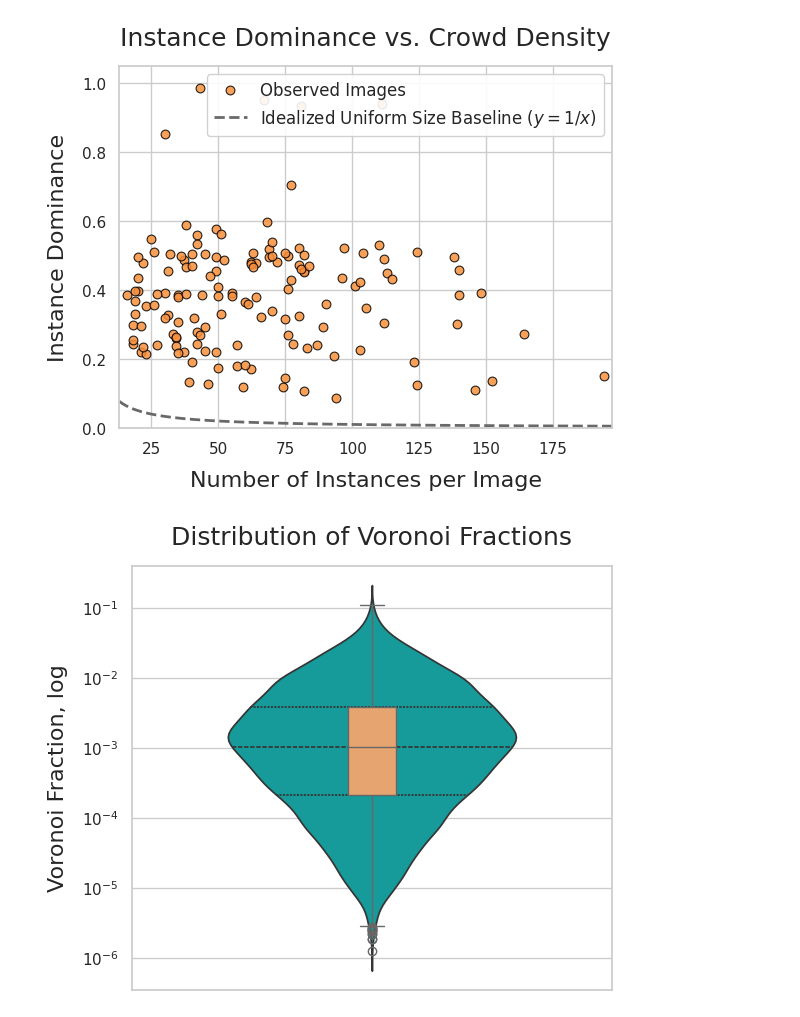
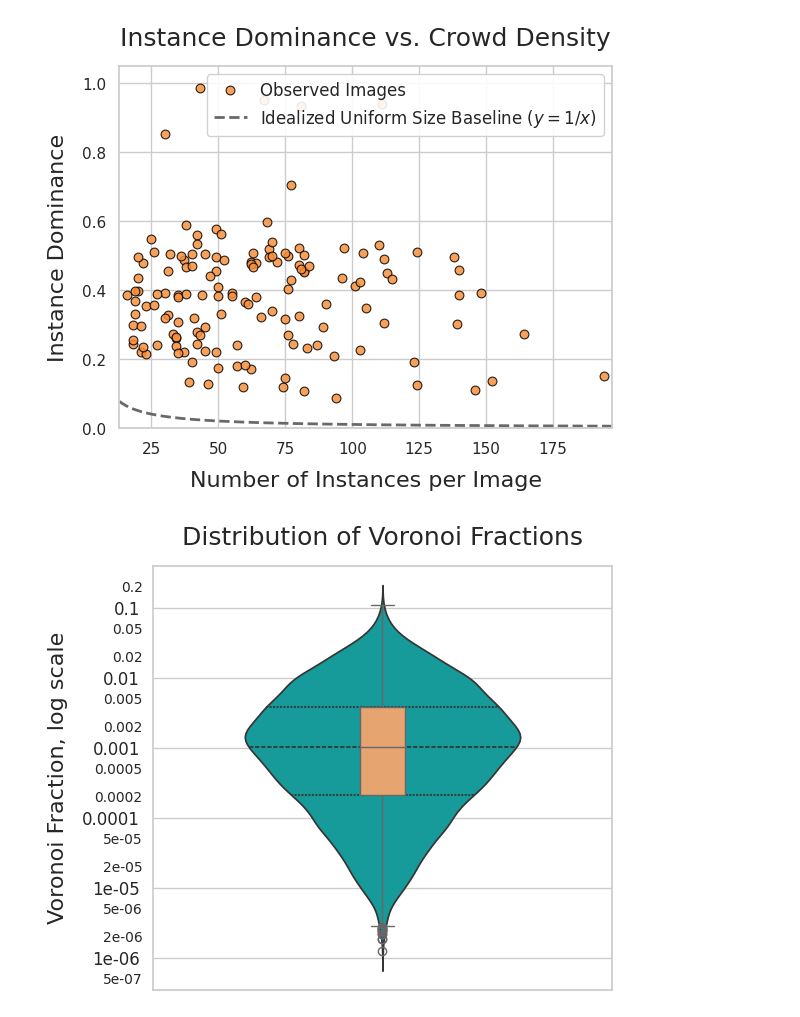
Before and after one commit to ossner/VoronoiLoss, a Jupyter notebook: notebooks/dataset_instance_metrics.ipynb, the cells around one changed output. Drawn from its saved outputs; the diff is of its cells as text; code cells hidden in the pictures.

```diff
--- a/notebooks/dataset_instance_metrics.ipynb
+++ b/notebooks/dataset_instance_metrics.ipynb
@@ -184,38 +187,38 @@ DATAVIS_CONFIG = {
         'task' : 'ag',
         'parent_dir' : 'platelet_clean',
         'label_index': 255,
-        'instance_volume_log': False,
+        'instance_volume_log_x': True,
     },
     'cv' : {
         '3D' : False,
         'task' : 'cv',
         'parent_dir' : 'platelet_clean',
         'label_index': 255,
-        'instance_volume_log': False,
+        'instance_volume_log_x': True,
     },
     'mit' : {
         '3D' : False,
         'task' : 'mit',
         'parent_dir' : 'epfl_clean',
         'label_index': 255,
-        'instance_volume_log': False,
+        'instance_volume_log_x': False,
     },
     'mets' : {
         '3D' : True,
         'task' : 'mets',
         'parent_dir' : 'sbm',
         'label_index': 1,
-        'instance_volume_log': True,
+        'instance_volume_log_x': True,
     },
     'wmh' : {
         '3D' : True,
         'task' : 'wmh',
         'parent_dir' : 'wmh',
         'label_index': 1,
-        'instance_volume_log': True,
+        'instance_volume_log_x': True,
     },
 }
-dataset = DATAVIS_CONFIG['mit']
+dataset = DATAVIS_CONFIG['wmh']
 
 transforms = Compose([
     CopyItemsd(keys=['label'], times=1, names=['label_path']),
@@ -235,3 +238,6 @@ DATASET_DIR='/media/hendrik/mount_drive/ma_sebastian/data/datasets/'
 samples = transforms([{'label': f'{DATASET_DIR}/{dataset['parent_dir']}/val/labels/{dataset['task']}/{file}'}
            for file in os.listdir(f'{DATASET_DIR}/{dataset['parent_dir']}/val/labels/{dataset['task']}')] + [{'label': f'{DATASET_DIR}/{dataset['parent_dir']}/train/labels/{dataset['task']}/{file}'}
                                                                                                                                for file in os.listdir(f'{DATASET_DIR}/{dataset['parent_dir']}/train/labels/{dataset['task']}')])
+
+# samples = transforms([{'label': f'{DATASET_DIR}/{dataset['parent_dir']}/test/labels/{dataset['task']}/{file}'}
+#            for file in os.listdir(f'{DATASET_DIR}/{dataset['parent_dir']}/test/labels/{dataset['task']}')])
@@ -548,23 +604,78 @@ plt.show()
 # %% [output]
 [figure]
 # %%
-fig, axes = plt.subplots(figsize=(6, 5))
-sns.violinplot(data=df_metrics, y='voronoi_fraction',
-               ax=axes, color='#01b0b0', inner='quart', width=0.6, log_scale=True)
-sns.boxplot(data=df_metrics, y='voronoi_fraction',
-            ax=axes, color='#f9a25e', width=0.1, log_scale=True)
+fig, ax = plt.subplots(figsize=(6, 5))
 
-axes.set_title('Distribution of Voronoi Fractions', fontsize=18, pad=15)
-axes.set_ylabel('Voronoi Fraction, log', fontsize=16, labelpad=10)
-axes.set_xticklabels([])
+# Violin plot
+sns.violinplot(
+    data=df_metrics,
+    y='voronoi_fraction',
+    ax=ax,
+    color='#01b0b0',
+    inner='quart',
+    width=0.6,
+    log_scale=True
+)
+
+# Boxplot overlay
+sns.boxplot(
+    data=df_metrics,
+    y='voronoi_fraction',
+    ax=ax,
+    color='#f9a25e',
+    width=0.1,
+    log_scale=True
+)
+
+# Title and labels
+ax.set_title('Distribution of Voronoi Fractions', fontsize=18, pad=15)
+ax.set_ylabel('Voronoi Fraction, log scale', fontsize=16, labelpad=10)
+ax.set_xticklabels([])
+
+# ---- Better log-scale y-axis ticks ----
+ax.yaxis.set_major_locator(mticker.LogLocator(base=10))
+
+# Minor ticks at 2–9 within each decade
+ax.yaxis.set_minor_locator(
+    mticker.LogLocator(base=10, subs=np.arange(2, 10) * 0.1)
+)
+
+# Format major ticks as decimals instead of 10^x
+ax.yaxis.set_major_formatter(
+    mticker.FuncFormatter(lambda y, _: f'{y:g}')
+)
+
+# Label selected minor ticks (2 and 5 progression)
+def minor_log_labels(y, _):
+    if y <= 0:
+        return ''
+
+    exponent = np.floor(np.log10(y))
+    mantissa = y / (10 ** exponent)
+
+    if np.isclose(mantissa, 2) or np.isclose(mantissa, 5):
+        return f'{y:g}'
+    return ''
+
+ax.yaxis.set_minor_formatter(
+    mticker.FuncFormatter(minor_log_labels)
+)
+
+# Reduce overlap
+ax.tick_params(axis='y', which='minor', labelsize=10)
+ax.tick_params(axis='y', which='major', labelsize=12)
+
+plt.tight_layout()
 
 fig.savefig(
-    f'../docs/thesis/figures/metrics/{task}/voronoi_fraction.png', dpi=300)
+    f"../docs/thesis/figures/metrics/{dataset['task']}/voronoi_fraction.png",
+    dpi=300,
+    bbox_inches='tight'
+)
 
-plt.tight_layout()
 plt.show()
 # %% [output]
-[figure, old version]
+[figure, new version]
 # %%
 fig, axes = plt.subplots(figsize=(6, 5))
 sns.violinplot(data=df_metrics, y='compactness',
```
Also changed, not shown: parts of 7 cells of this notebook.
